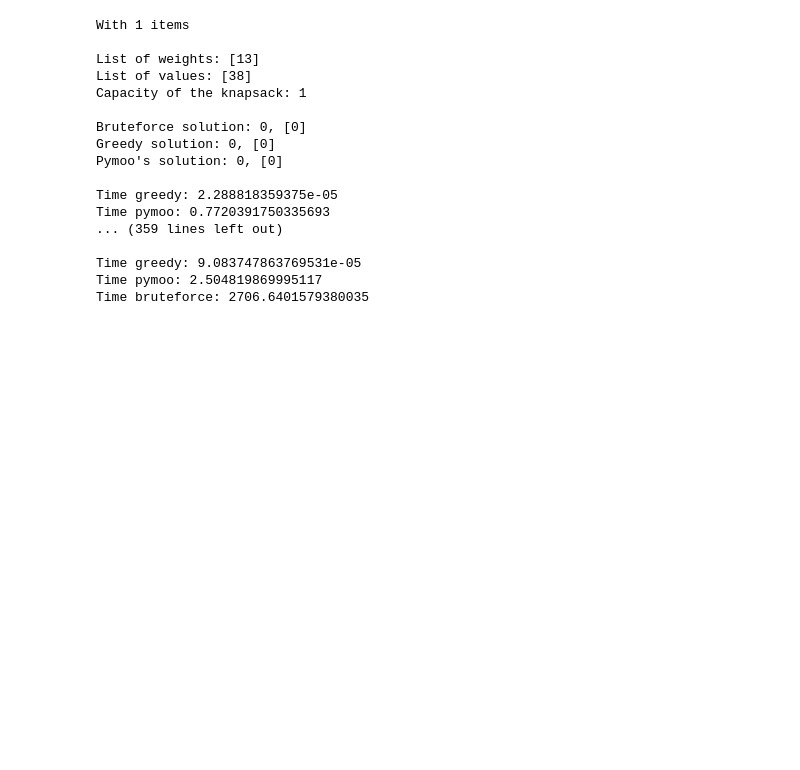
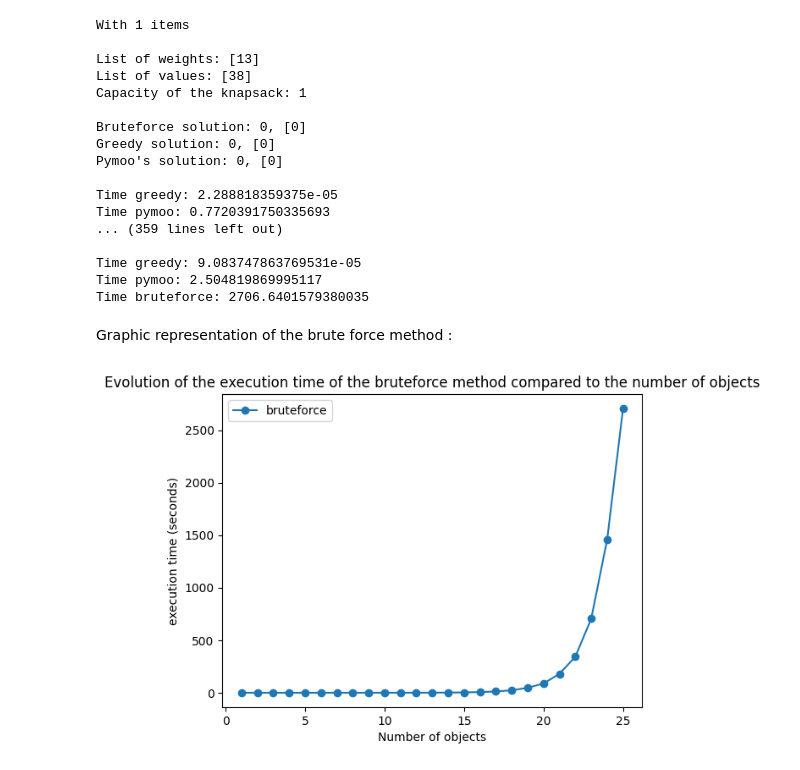
Before and after one commit to ValentinKlinger/knapsack_problem, a Jupyter notebook: knapsack.ipynb, the cells around one changed output. Saved outputs shown, nothing was run; the diff lists cells and outputs as text; code cells hidden in the pictures; blank space fills up the shorter version.

Commit message:
add graphic representation

```diff
--- a/knapsack.ipynb
+++ b/knapsack.ipynb
@@ -62,3 +62,43 @@ Time pymoo: 0.7720391750335693
 Time greedy: 9.083747863769531e-05
 Time pymoo: 2.504819869995117
 Time bruteforce: 2706.6401579380035
+# %% [markdown]
+Graphic representation of the brute force method :
+# %%
+nb_items = [i for i in range(1, 26)]
+execution_time = [
+    0.0004394054412841797,
+    0.0006959438323974609,
+    0.0011038780212402344,
+    0.0018851757049560547,
+    0.0032958984375,
+    0.006640911102294922,
+    0.012192010879516602,
+    0.02356100082397461,
+    0.0535430908203125,
+    0.09524297714233398,
+    0.1894087791442871,
+    0.35834217071533203,
+    0.7466366291046143,
+    1.5333445072174072,
+    3.010648250579834,
+    6.199965476989746,
+    11.846551895141602,
+    23.217730283737183,
+    46.79757475852966,
+    88.38219118118286,
+    179.35672903060913,
+    343.6416959762573,
+    704.8867721557617,
+    1457.7425210475922,
+    2706.6401579380035
+]
+
+plt.plot(nb_items, execution_time, 'o-', label='bruteforce')
+plt.legend()
+plt.xlabel('Number of objects')
+plt.ylabel('execution time (seconds)')
+plt.title('Evolution of the execution time of the bruteforce method compared to the number of objects')
+plt.show()
+# %% [output]
+[figure, added]
```
Also changed, not shown: parts of 5 cells of this notebook.
